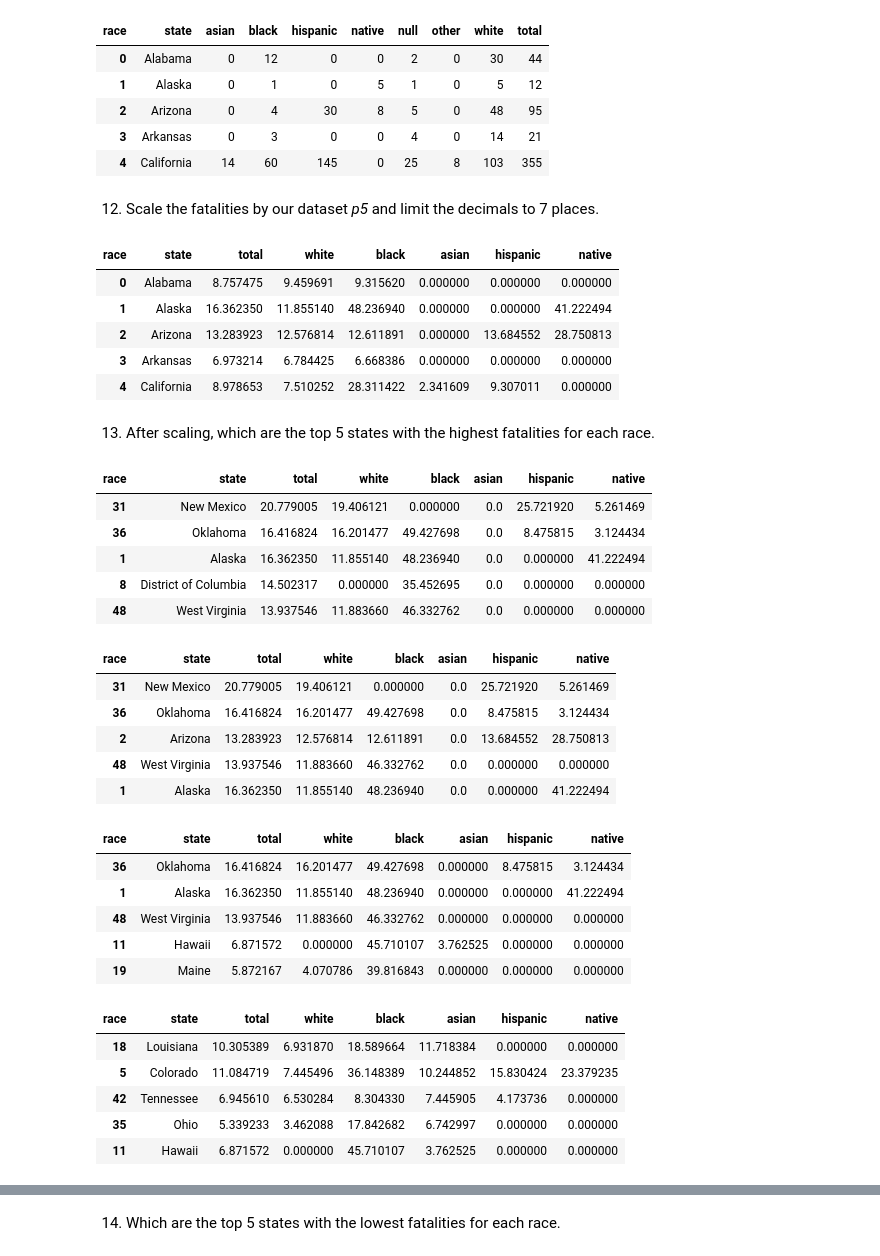
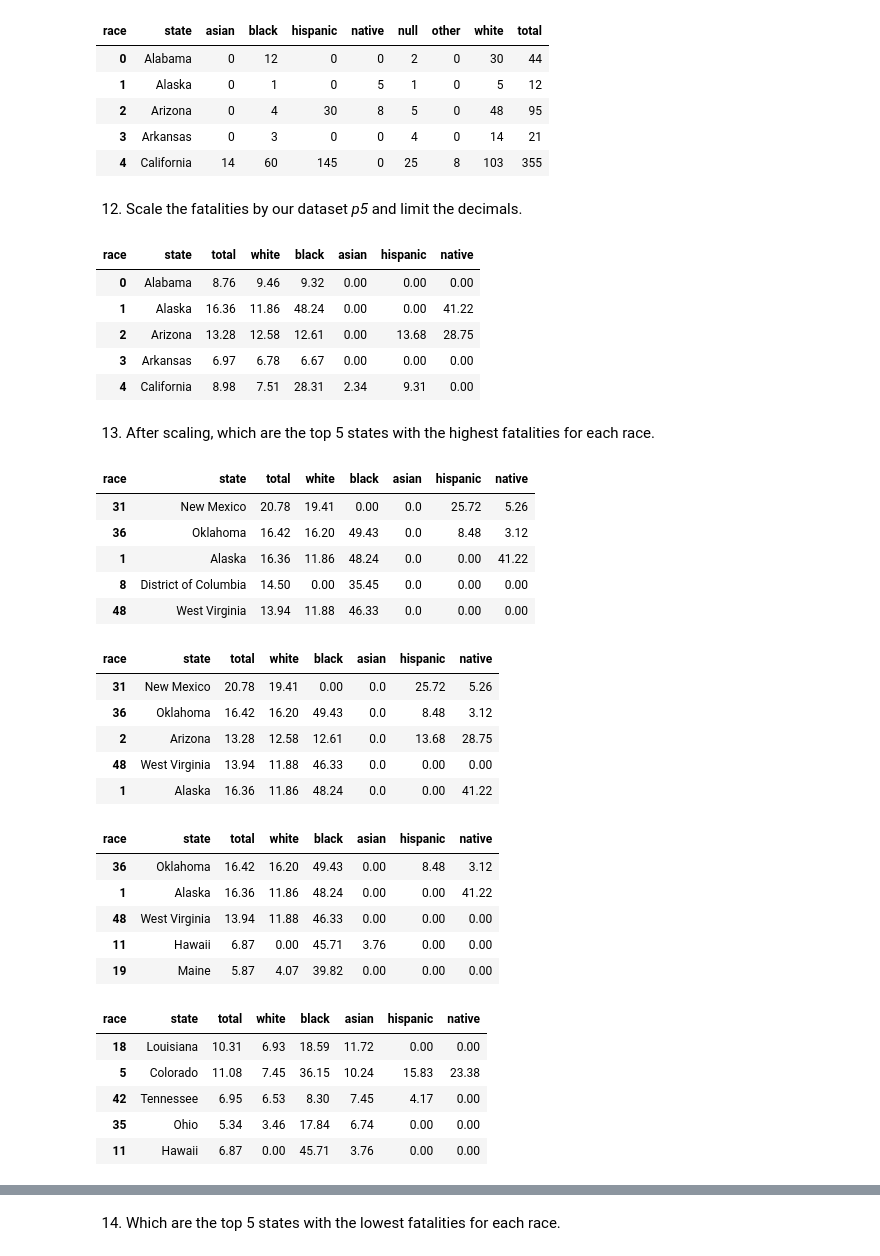
Before and after one commit to CelineChiLamNg/fatal_police_shootings, a Jupyter notebook: FatalPoliceShootings.ipynb, the cells around one changed output, grey strips where cells are left out. Drawn from its saved outputs; the diff is of its cells as text; code cells hidden in the pictures.

```diff
--- a/FatalPoliceShootings.ipynb
+++ b/FatalPoliceShootings.ipynb
@@ -952,25 +947,24 @@ pivot.head(5)
 | 3 | Arkansas | 0 | 3 | 0 | 0 | 4 | 0 | 14 | 21 |
 | 4 | California | 14 | 60 | 145 | 0 | 25 | 8 | 103 | 355 |
 # %% [markdown]
-12. Scale the fatalities by our dataset *p5* and limit the decimals to 7
-places.
+12. Scale the fatalities by our dataset *p5* and limit the decimals.
 # %%
 p5 = p5.set_index("state")
 pivot = pivot.set_index("state")
 common_columns = p5.columns.intersection(pivot.columns)
 shootings_scaled_by_population = pivot[common_columns].div(p5[common_columns])
 shootings_scaled_by_population = shootings_scaled_by_population.reset_index()
 shootings_scaled_by_population.iloc[:, 1:] = shootings_scaled_by_population.iloc[:, 1:]*1000000
-shootings_scaled_by_population.style.format("{:.2f}")
+shootings_scaled_by_population = shootings_scaled_by_population.round(2)
 
 shootings_scaled_by_population.head(5)
 # %% [output]
 | race | state | total | white | black | asian | hispanic | native |
-| 0 | Alabama | 8.757475 | 9.459691 | 9.315620 | 0.000000 | 0.000000 | 0.000000 |
-| 1 | Alaska | 16.362350 | 11.855140 | 48.236940 | 0.000000 | 0.000000 | 41.222494 |
-| 2 | Arizona | 13.283923 | 12.576814 | 12.611891 | 0.000000 | 13.684552 | 28.750813 |
-| 3 | Arkansas | 6.973214 | 6.784425 | 6.668386 | 0.000000 | 0.000000 | 0.000000 |
-| 4 | California | 8.978653 | 7.510252 | 28.311422 | 2.341609 | 9.307011 | 0.000000 |
+| 0 | Alabama | 8.76 | 9.46 | 9.32 | 0.00 | 0.00 | 0.00 |
+| 1 | Alaska | 16.36 | 11.86 | 48.24 | 0.00 | 0.00 | 41.22 |
+| 2 | Arizona | 13.28 | 12.58 | 12.61 | 0.00 | 13.68 | 28.75 |
+| 3 | Arkansas | 6.97 | 6.78 | 6.67 | 0.00 | 0.00 | 0.00 |
+| 4 | California | 8.98 | 7.51 | 28.31 | 2.34 | 9.31 | 0.00 |
 # %% [markdown]
 13. After scaling, which are the top 5 states with the highest fatalities
 for each race.
@@ -984,38 +978,38 @@ for column in shootings_scaled_by_population.columns[1:]:
 top5_by_column["total"]
 # %% [output]
 | race | state | total | white | black | asian | hispanic | native |
-| 31 | New Mexico | 20.779005 | 19.406121 | 0.000000 | 0.0 | 25.721920 | 5.261469 |
-| 36 | Oklahoma | 16.416824 | 16.201477 | 49.427698 | 0.0 | 8.475815 | 3.124434 |
-| 1 | Alaska | 16.362350 | 11.855140 | 48.236940 | 0.0 | 0.000000 | 41.222494 |
-| 8 | District of Columbia | 14.502317 | 0.000000 | 35.452695 | 0.0 | 0.000000 | 0.000000 |
-| 48 | West Virginia | 13.937546 | 11.883660 | 46.332762 | 0.0 | 0.000000 | 0.000000 |
+| 31 | New Mexico | 20.78 | 19.41 | 0.00 | 0.0 | 25.72 | 5.26 |
+| 36 | Oklahoma | 16.42 | 16.20 | 49.43 | 0.0 | 8.48 | 3.12 |
+| 1 | Alaska | 16.36 | 11.86 | 48.24 | 0.0 | 0.00 | 41.22 |
+| 8 | District of Columbia | 14.50 | 0.00 | 35.45 | 0.0 | 0.00 | 0.00 |
+| 48 | West Virginia | 13.94 | 11.88 | 46.33 | 0.0 | 0.00 | 0.00 |
 # %%
 top5_by_column["white"]
 # %% [output]
 | race | state | total | white | black | asian | hispanic | native |
-| 31 | New Mexico | 20.779005 | 19.406121 | 0.000000 | 0.0 | 25.721920 | 5.261469 |
-| 36 | Oklahoma | 16.416824 | 16.201477 | 49.427698 | 0.0 | 8.475815 | 3.124434 |
-| 2 | Arizona | 13.283923 | 12.576814 | 12.611891 | 0.0 | 13.684552 | 28.750813 |
-| 48 | West Virginia | 13.937546 | 11.883660 | 46.332762 | 0.0 | 0.000000 | 0.000000 |
-| 1 | Alaska | 16.362350 | 11.855140 | 48.236940 | 0.0 | 0.000000 | 41.222494 |
+| 31 | New Mexico | 20.78 | 19.41 | 0.00 | 0.0 | 25.72 | 5.26 |
+| 36 | Oklahoma | 16.42 | 16.20 | 49.43 | 0.0 | 8.48 | 3.12 |
+| 2 | Arizona | 13.28 | 12.58 | 12.61 | 0.0 | 13.68 | 28.75 |
+| 48 | West Virginia | 13.94 | 11.88 | 46.33 | 0.0 | 0.00 | 0.00 |
+| 1 | Alaska | 16.36 | 11.86 | 48.24 | 0.0 | 0.00 | 41.22 |
 # %%
 top5_by_column["black"]
 # %% [output]
 | race | state | total | white | black | asian | hispanic | native |
-| 36 | Oklahoma | 16.416824 | 16.201477 | 49.427698 | 0.000000 | 8.475815 | 3.124434 |
-| 1 | Alaska | 16.362350 | 11.855140 | 48.236940 | 0.000000 | 0.000000 | 41.222494 |
-| 48 | West Virginia | 13.937546 | 11.883660 | 46.332762 | 0.000000 | 0.000000 | 0.000000 |
-| 11 | Hawaii | 6.871572 | 0.000000 | 45.710107 | 3.762525 | 0.000000 | 0.000000 |
-| 19 | Maine | 5.872167 | 4.070786 | 39.816843 | 0.000000 | 0.000000 | 0.000000 |
+| 36 | Oklahoma | 16.42 | 16.20 | 49.43 | 0.00 | 8.48 | 3.12 |
+| 1 | Alaska | 16.36 | 11.86 | 48.24 | 0.00 | 0.00 | 41.22 |
+| 48 | West Virginia | 13.94 | 11.88 | 46.33 | 0.00 | 0.00 | 0.00 |
+| 11 | Hawaii | 6.87 | 0.00 | 45.71 | 3.76 | 0.00 | 0.00 |
+| 19 | Maine | 5.87 | 4.07 | 39.82 | 0.00 | 0.00 | 0.00 |
 # %%
 top5_by_column["asian"]
 # %% [output]
 | race | state | total | white | black | asian | hispanic | native |
-| 18 | Louisiana | 10.305389 | 6.931870 | 18.589664 | 11.718384 | 0.000000 | 0.000000 |
-| 5 | Colorado | 11.084719 | 7.445496 | 36.148389 | 10.244852 | 15.830424 | 23.379235 |
-| 42 | Tennessee | 6.945610 | 6.530284 | 8.304330 | 7.445905 | 4.173736 | 0.000000 |
-| 35 | Ohio | 5.339233 | 3.462088 | 17.842682 | 6.742997 | 0.000000 | 0.000000 |
-| 11 | Hawaii | 6.871572 | 0.000000 | 45.710107 | 3.762525 | 0.000000 | 0.000000 |
+| 18 | Louisiana | 10.31 | 6.93 | 18.59 | 11.72 | 0.00 | 0.00 |
+| 5 | Colorado | 11.08 | 7.45 | 36.15 | 10.24 | 15.83 | 23.38 |
+| 42 | Tennessee | 6.95 | 6.53 | 8.30 | 7.45 | 4.17 | 0.00 |
+| 35 | Ohio | 5.34 | 3.46 | 17.84 | 6.74 | 0.00 | 0.00 |
+| 11 | Hawaii | 6.87 | 0.00 | 45.71 | 3.76 | 0.00 | 0.00 |
 # %%
 top5_by_column["hispanic"]
 # %% [output]
```
Also changed, not shown: parts of 28 cells of this notebook, 2 other files.
